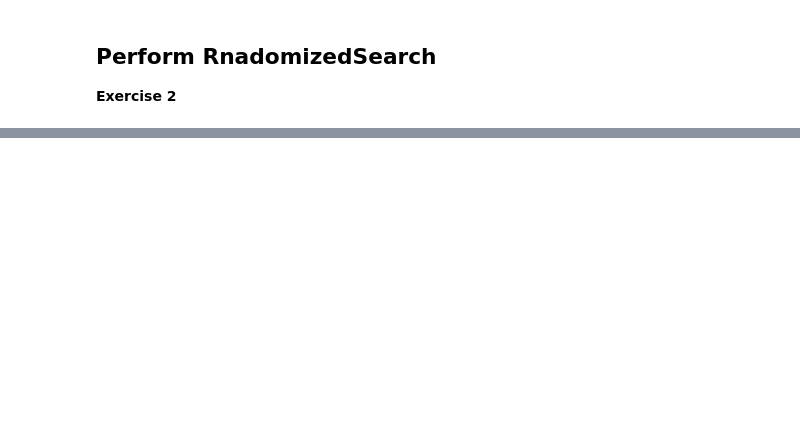
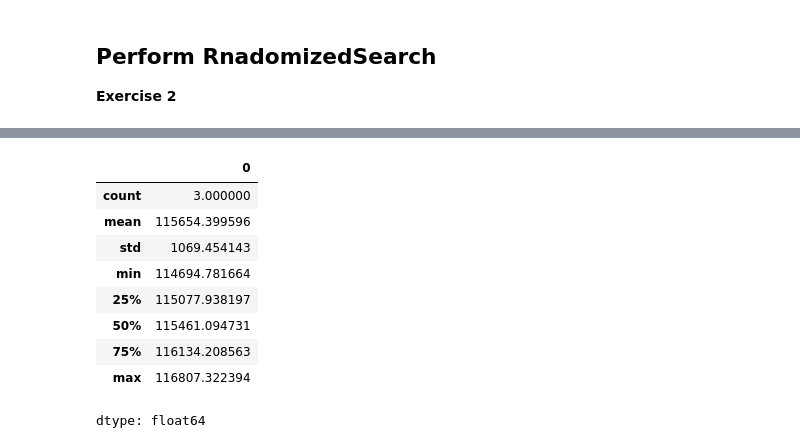
Before and after one commit to ali73/hands-on-mlp-exercise, a Jupyter notebook: Season2/Ex1.ipynb, the cells around one changed output, grey strips where cells are left out. Drawn from its saved outputs; the diff is of its cells as text; code cells hidden in the pictures; blank space fills up the shorter version.

```diff
--- a/Season2/Ex1.ipynb
+++ b/Season2/Ex1.ipynb
@@ -361,0 +385,30 @@ cv_res.sort_values("rmse")[:10]
+# %%
+from sklearn.feature_selection import SelectFromModel
+from sklearn.ensemble import RandomForestRegressor
+from sklearn.model_selection import cross_val_score
+
+select_pipeline = Pipeline([
+    ('preprocessing', preprocessing),
+    ('feature_selection', SelectFromModel(RandomForestRegressor(random_state=42),
+                                          threshold=0.005)),
+    ('svr', SVR(C=rnd_search.best_params_["svr__C"],
+                kernel=rnd_search.best_params_["svr__kernel"]))
+])
+# %%
+selector_rmses =  -cross_val_score(select_pipeline,
+                                  train_set,
+                                  train_labels,
+                                  scoring="neg_root_mean_squared_error",
+                                  cv=3)
+pd.Series(selector_rmses).describe()
+# %% [output]
+|  | 0 |
+| count | 3.000000 |
+| mean | 115654.399596 |
+| std | 1069.454143 |
+| min | 114694.781664 |
+| 25% | 115077.938197 |
+| 50% | 115461.094731 |
+| 75% | 116134.208563 |
+| max | 116807.322394 |
+dtype: float64
```
Also changed, not shown: parts of 4 cells of this notebook.
